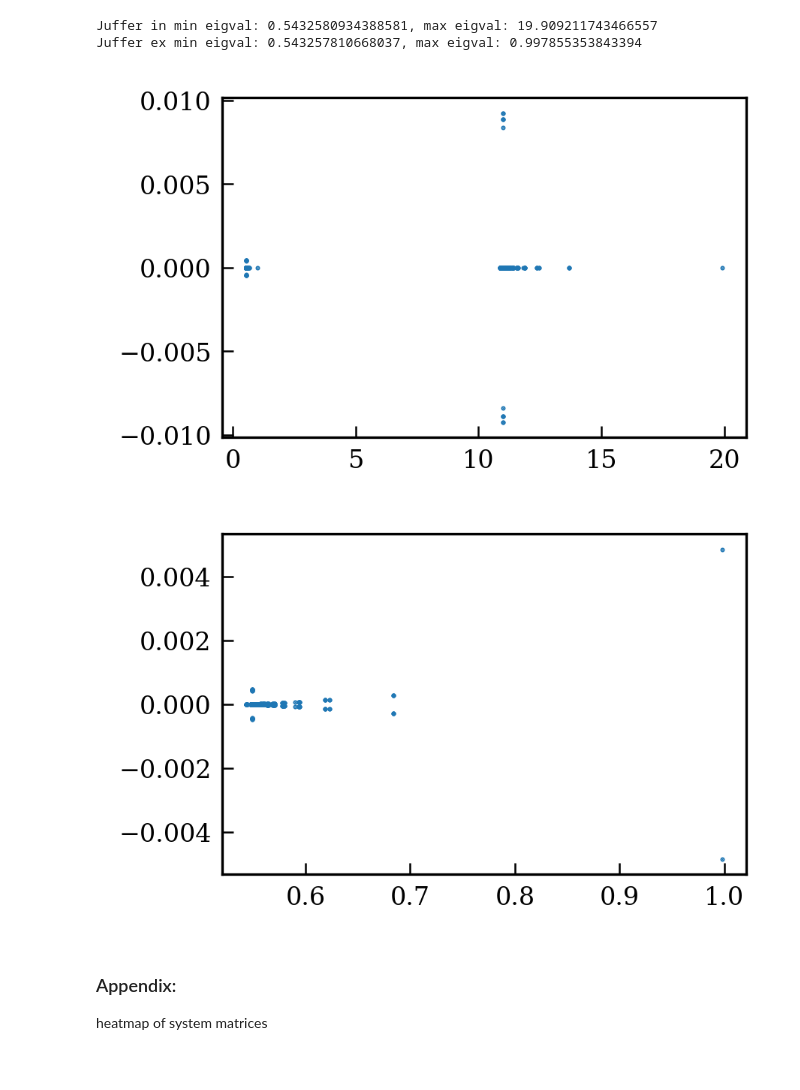
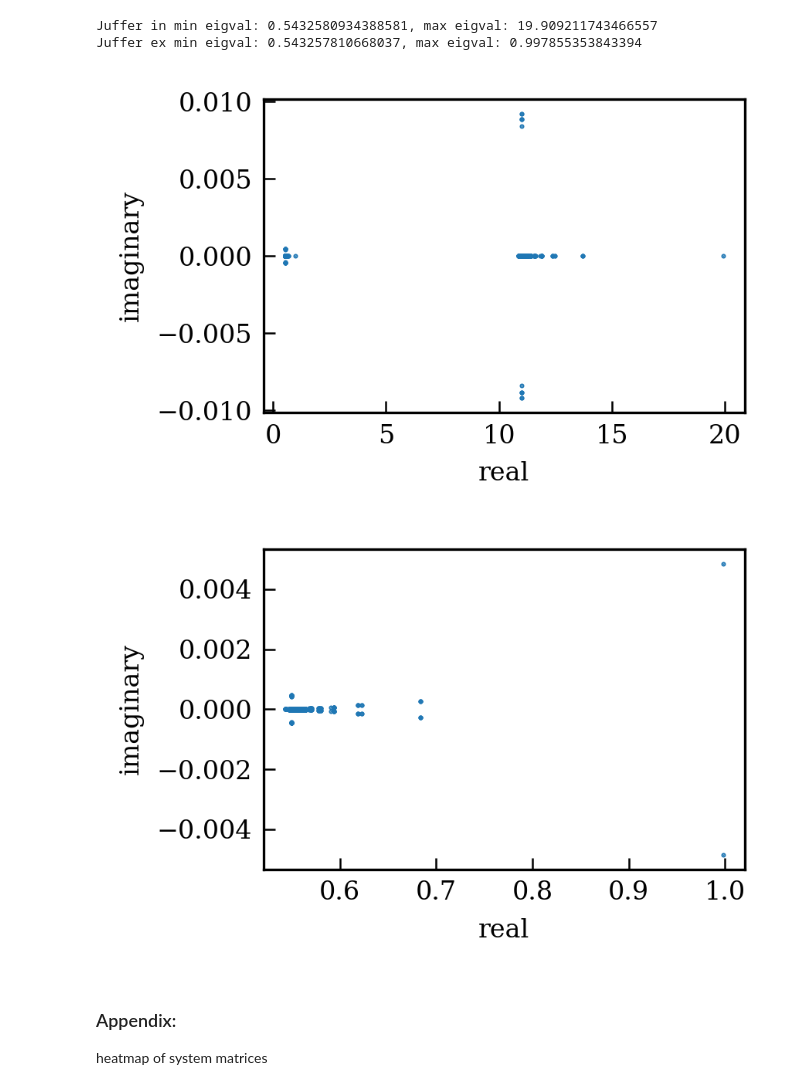
Before and after one commit to barbagroup/bempp_exafmm_paper, a Jupyter notebook: repro-pack/compare_formulations.ipynb, the cells around one changed output. Cells and saved outputs as stored; diff of their text form; code cells hidden in the pictures.

```diff
--- a/repro-pack/compare_formulations.ipynb
+++ b/repro-pack/compare_formulations.ipynb
@@ -156,17 +156,25 @@ from matplotlib import pyplot as plt
 from scripts.result_parser import PLOT_PARAMS
 plt.rcParams.update(PLOT_PARAMS)   # update plot style
 # %%
-fig = plt.figure(figsize=(3, 2))
+fig = plt.figure(figsize=(3,2))
 ax = fig.add_subplot(111)
-ax.scatter(np.real(eig_in), np.imag(eig_in), s=0.2);
+ax.scatter(np.real(eig_in), np.imag(eig_in), s=0.2)
+ax.set_xlabel('real')
+ax.set_ylabel('imaginary')
+plt.tight_layout()
+# plt.savefig('../tex/figs/juffer_interior_eig.pdf', dpi=300);
 # %% [output]
-[figure, old version]
+[figure, new version]
 # %%
-fig = plt.figure(figsize=(3, 2))
+fig = plt.figure(figsize=(3,2))
 ax = fig.add_subplot(111)
-ax.scatter(np.real(eig_ex), np.imag(eig_ex), s=0.2);
+ax.scatter(np.real(eig_ex), np.imag(eig_ex), s=0.2)
+ax.set_xlabel('real')
+ax.set_ylabel('imaginary')
+plt.tight_layout()
+# plt.savefig('../tex/figs/juffer_exterior_eig.pdf', dpi=300);
 # %% [output]
-[figure, old version]
+[figure, new version]
 # %% [markdown]
 ### Appendix:
 
```
Also changed, not shown: 3 other files.
